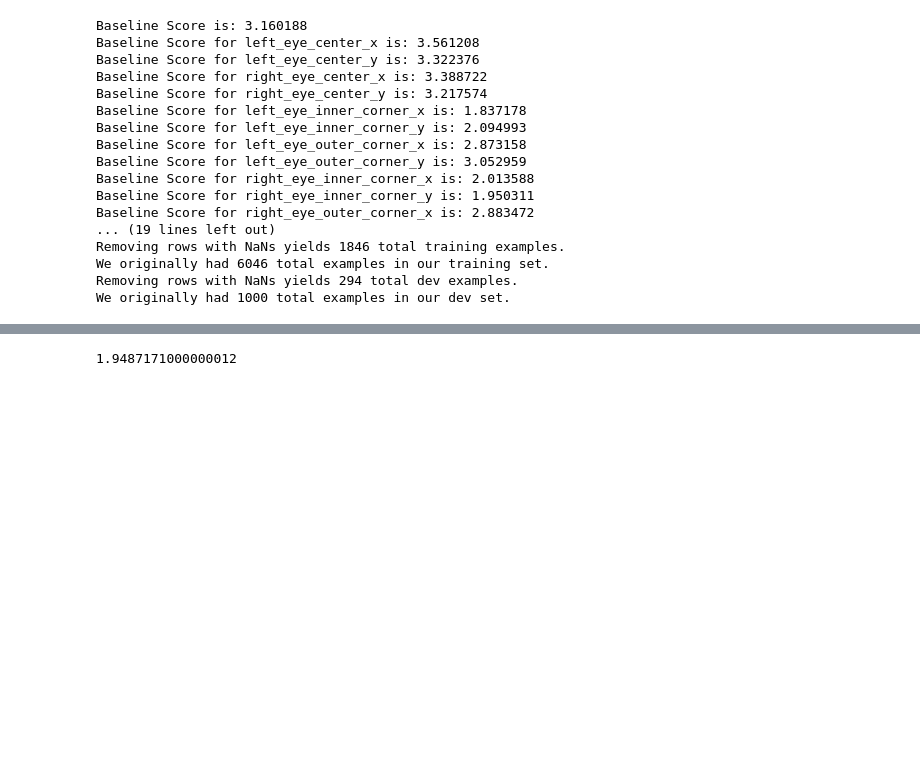
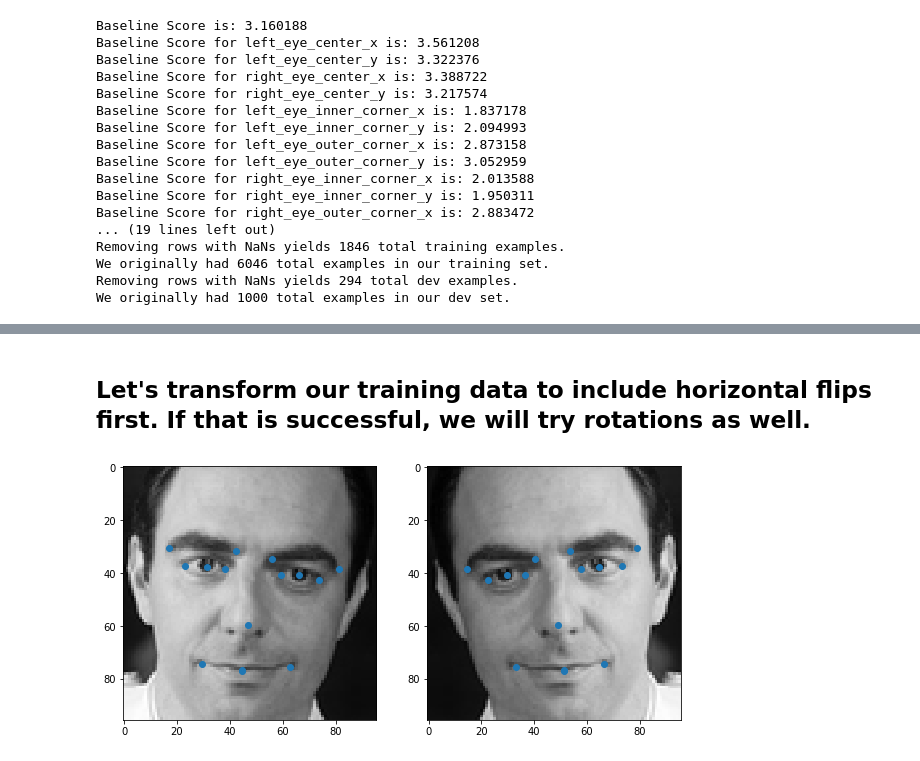
Before and after one commit to tomgoter/w207_finalproject, a Jupyter notebook: DataExploration.ipynb, the cells around one changed output, grey strips where cells are left out. Cells and saved outputs as stored; diff of their text form; code cells hidden in the pictures; blank space fills up the shorter version.

Commit message:
notebook with flipped data

```diff
--- a/DataExploration.ipynb
+++ b/DataExploration.ipynb
@@ -584,15 +571,0 @@ R-value: 15     RSME: 2.7155     Prediction Time: 10.78 sec
-# %%
-# Lets create a dictionary that ties the column titles to the reduced y-array for each keypoint
-train_Y_no_nan_by_column = {}
-for c, col in enumerate(df_nostache.columns[:-1:2]):
-    train_Y_no_nan_by_column[col[:-2]] = train_Y.iloc[:,c:c+2].dropna()
-
-# Let's start with model knn1 - we will need to subset our training data to just get the rows with all of the values
-# train_Y_no_nan = train_Y.dropna()
-
-# # Now let's reduce our image data as well
-# train_X_no_nan = train_X.loc[train_Y_no_nan.index]
-
-# # Get the keypoints into an array
-# X = np.array([[i for i in x] for x in train_X]).astype('float32')
-# y = train_Y.values.astype('float32')
@@ -639,4 +572,54 @@ for k in kvalues:
-# %%
-1.10**7
-# %% [output]
-1.9487171000000012
+# %% [markdown]
+## Let's transform our training data to include horizontal flips first. If that is successful, we will try rotations as well.
+# %%
+df_nostache_nonan = df_nostache.dropna().reset_index(drop=True)
+# %%
+# Make a copy of the dataframe
+df_nostache_nonan_xflip = df_nostache_nonan.copy()
+
+# Flip the Image data across the columns
+df_nostache_nonan_xflip.Image = df_nostache_nonan_xflip.Image.map(lambda x: x.reshape(96,96)[:,::-1])
+
+# Flip the x-coordinates of our keypoints by subtracting from 96
+for column in df_nostache_nonan_xflip.columns[:-1]:
+    if column[-2:] == '_x':
+        df_nostache_nonan_xflip[column] = df_nostache_nonan_xflip[column].map(lambda x: 96.0-x)
+
+# Last item is to swap the left/right column names
+new_columns = ['right_eye_center_x', 'right_eye_center_y', 'left_eye_center_x',
+       'left_eye_center_y', 'right_eye_inner_corner_x',
+       'right_eye_inner_corner_y', 'right_eye_outer_corner_x',
+       'right_eye_outer_corner_y', 'left_eye_inner_corner_x',
+       'left_eye_inner_corner_y', 'left_eye_outer_corner_x',
+       'left_eye_outer_corner_y', 'right_eyebrow_inner_end_x',
+       'right_eyebrow_inner_end_y', 'right_eyebrow_outer_end_x',
+       'right_eyebrow_outer_end_y', 'left_eyebrow_inner_end_x',
+       'left_eyebrow_inner_end_y', 'left_eyebrow_outer_end_x',
+       'left_eyebrow_outer_end_y', 'nose_tip_x', 'nose_tip_y',
+       'mouth_right_corner_x', 'mouth_right_corner_y', 'mouth_left_corner_x',
+       'mouth_left_corner_y', 'mouth_center_top_lip_x',
+       'mouth_center_top_lip_y', 'mouth_center_bottom_lip_x',
+       'mouth_center_bottom_lip_y', 'Image']
+
+df_nostache_nonan_xflip.columns = new_columns
+df_nostache_nonan_xflip = df_nostache_nonan_xflip.reindex(columns = [col for col in df_nostache_nonan.columns])
+
+fig, axes = plt.subplots(1,2, figsize=(10,10))
+axes = axes.flatten()
+axes[0].imshow(df_nostache_nonan_xflip.Image[25], origin='upper', cmap='gray')
+axes[0].scatter(x=df_nostache_nonan_xflip.iloc[25,0:-1:2],y=df_nostache_nonan_xflip.iloc[25,1:-1:2])
+
+axes[1].imshow(df_nostache_nonan.Image[25].reshape(96,96), origin='upper', cmap='gray')
+axes[1].scatter(x=df_nostache_nonan.iloc[25,0:-1:2],y=df_nostache_nonan.iloc[25,1:-1:2])
+
+# Grab 100% of the flipped data
+df_nostache_nonan_xflip = df_nostache_nonan_xflip.sample(frac=1.0).reset_index(drop=True)
+df_nostache_nonan_w_xflip = pd.concat([df_nostache_nonan, df_nostache_nonan_xflip])
+
+# Shuffle the flipped/not flipped data
+df_nostache_nonan_w_xflip = df_nostache_nonan_w_xflip.sample(frac=1.0).reset_index(drop=True)
+
+# Save the data
+df_nostache_nonan_w_xflip.to_pickle('df_nostache_nonan_w_flip.pkl')
+# %% [output]
+[figure, added]
```
Also changed, not shown: parts of 15 cells of this notebook.
